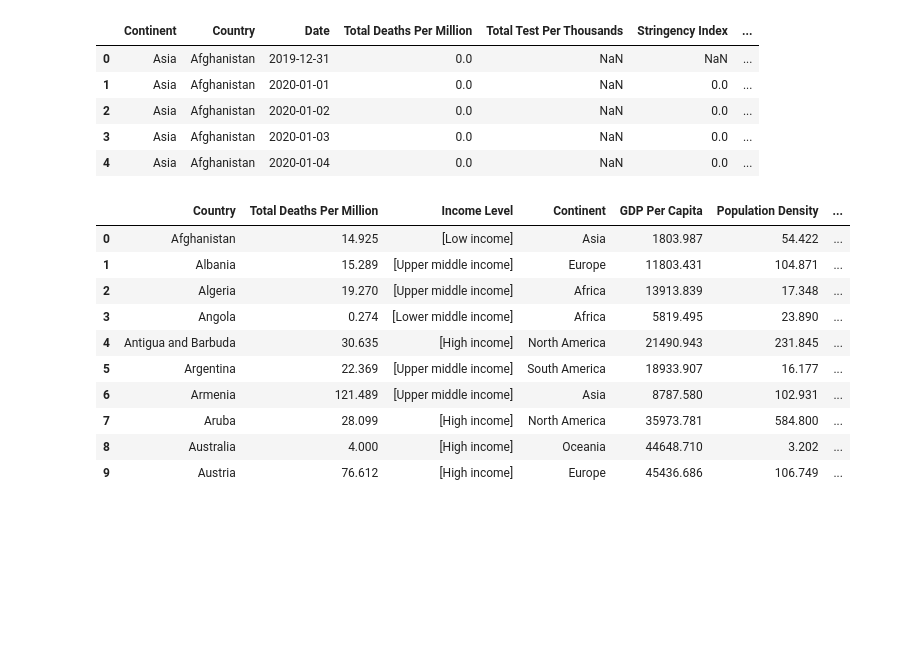
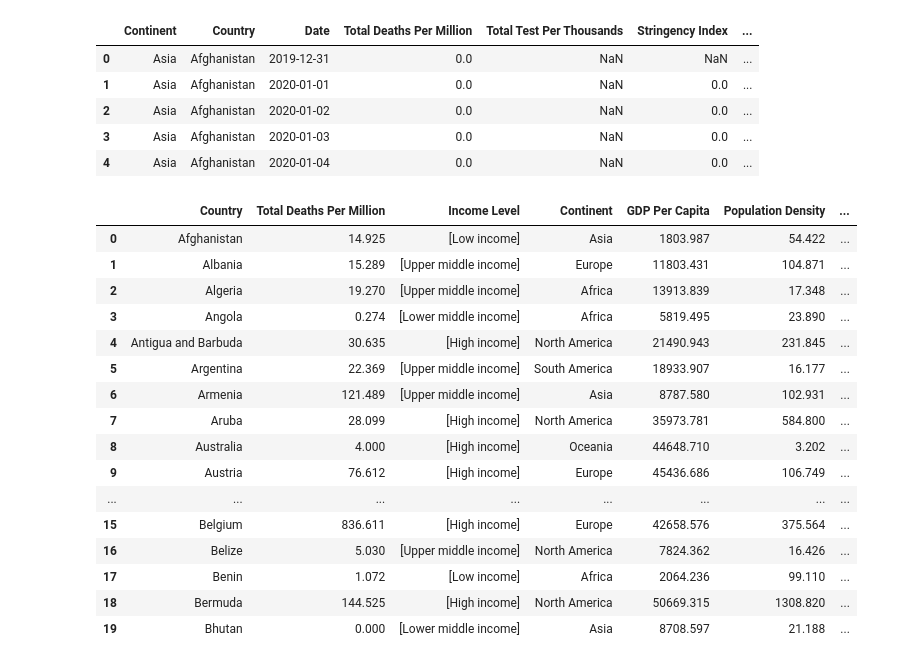
Before and after one commit to M-Agami/META-B, a Jupyter notebook: Coding/Covid_Popdensity&GDP.ipynb, the cells around one changed output. Drawn from its saved outputs; the diff is of its cells as text; code cells hidden in the pictures; blank space fills up the shorter version.

```diff
--- a/Coding/Covid_Popdensity&GDP.ipynb
+++ b/Coding/Covid_Popdensity&GDP.ipynb
@@ -122,13 +122,11 @@ combined_df.head()
 | 3 | Asia | Afghanistan | 2020-01-03 | 0.0 | NaN | 0.0 | ... |
 | 4 | Asia | Afghanistan | 2020-01-04 | 0.0 | NaN | 0.0 | ... |
 # %%
-#get unique country names & get max total deaths per million/gpd/pop.density for each country
-
+#get unique country names & get max total deaths per million/gpd/pop. density for each country
+#cleaning data
 max_deaths_country=  combined_df.groupby(["Country"]).agg({"Total Deaths Per Million": "max","Income Level":"unique", "Continent": "unique"})
 max_pop_country=  combined_df.groupby(["Country"]).agg({"Population Density": "max"})
 max_gdp_country=  combined_df.groupby(["Country"]).agg({"GDP Per Capita": "max" })
-
-#cleaning data
 income=[]
 continent=[]
 max_combined_country = pd.merge(max_deaths_country,max_gdp_country, how= "outer", on = 'Country')
@@ -137,34 +135,40 @@ for index, row in max_combined_country.iterrows():
     x=row["Income Level"][0]
     y=row ["Continent"][0]
     income.append(x)
     continent.append(y)
 max_combined_country["Country Income Level"]=income
 max_combined_country["Continent"]=continent
 max_combined_country_clean=max_combined_country.dropna(how = 'any')
 max_combined_country_clean=max_combined_country_clean.reset_index()
 #max_combined_country_clean.sort_values(by=['Country Income Level'], kind= '')********
-max_combined_country_clean.head(10)
+max_combined_country_clean.head(20)
 
 #sns.set()
 #with sns.cubehelix_palette(8, start=.5, rot=-.75,reverse=False):
     #plt.figure(figsize=(10,5))
     #sns.scatterplot(data= max_combined_country_clean, x="GDP Per Capita",y="Total Deaths Per Million",hue= "Country Income Level",alpha =1)
     #plt.title("GDP per Capita vs Total Deaths per million")
     #plt.xlabel("GDP Per capita (Country)")
     #plt.ylabel("Total deaths per million")
     #plt.ylim(-5,300)
 # %% [output]
 |  | Country | Total Deaths Per Million | Income Level | Continent | GDP Per Capita | Population Density | ... |
 | 0 | Afghanistan | 14.925 | [Low income] | Asia | 1803.987 | 54.422 | ... |
 | 1 | Albania | 15.289 | [Upper middle income] | Europe | 11803.431 | 104.871 | ... |
 | 2 | Algeria | 19.270 | [Upper middle income] | Africa | 13913.839 | 17.348 | ... |
 | 3 | Angola | 0.274 | [Lower middle income] | Africa | 5819.495 | 23.890 | ... |
 | 4 | Antigua and Barbuda | 30.635 | [High income] | North America | 21490.943 | 231.845 | ... |
 | 5 | Argentina | 22.369 | [Upper middle income] | South America | 18933.907 | 16.177 | ... |
 | 6 | Armenia | 121.489 | [Upper middle income] | Asia | 8787.580 | 102.931 | ... |
 | 7 | Aruba | 28.099 | [High income] | North America | 35973.781 | 584.800 | ... |
 | 8 | Australia | 4.000 | [High income] | Oceania | 44648.710 | 3.202 | ... |
 | 9 | Austria | 76.612 | [High income] | Europe | 45436.686 | 106.749 | ... |
+| ... | ... | ... | ... | ... | ... | ... | ... |
+| 15 | Belgium | 836.611 | [High income] | Europe | 42658.576 | 375.564 | ... |
+| 16 | Belize | 5.030 | [Upper middle income] | North America | 7824.362 | 16.426 | ... |
+| 17 | Benin | 1.072 | [Low income] | Africa | 2064.236 | 99.110 | ... |
+| 18 | Bermuda | 144.525 | [High income] | North America | 50669.315 | 1308.820 | ... |
+| 19 | Bhutan | 0.000 | [Lower middle income] | Asia | 8708.597 | 21.188 | ... |
 # %%
 sns.set()
 flatui = ["#9b59b6", "#3498db", "#95a5a6", "#e74c3c", "#34495e", "#2ecc71"]
```
Also changed, not shown: parts of 1 cell of this notebook.
